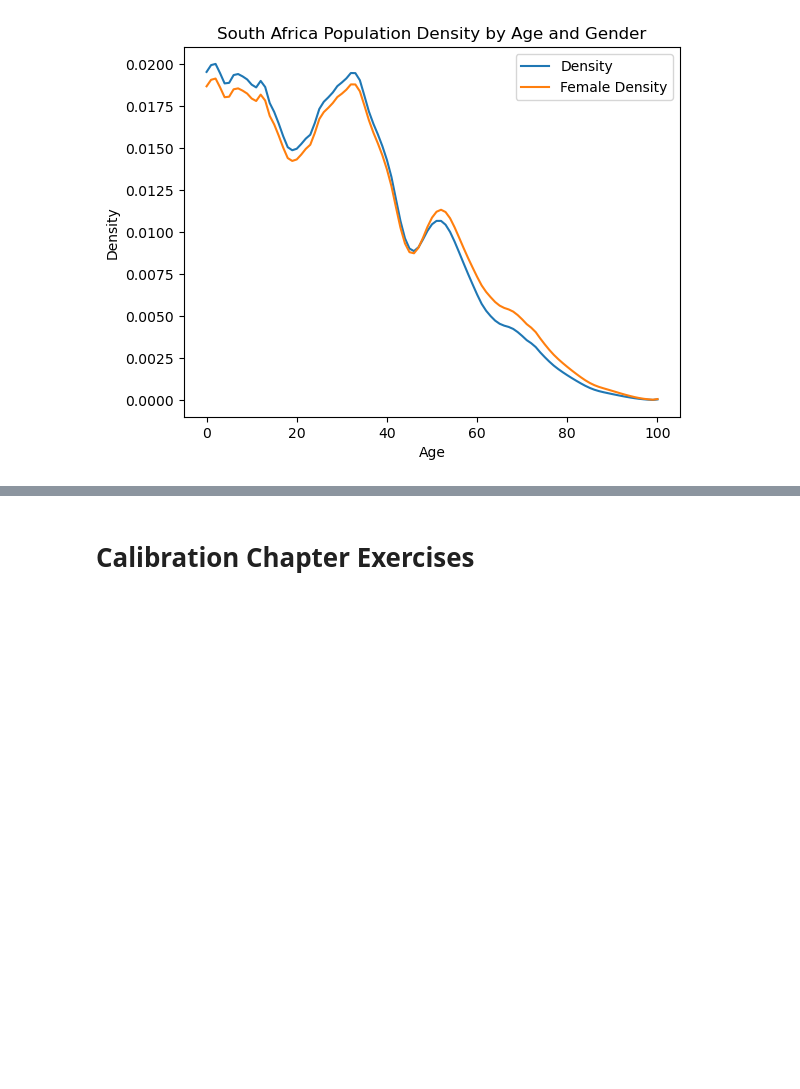
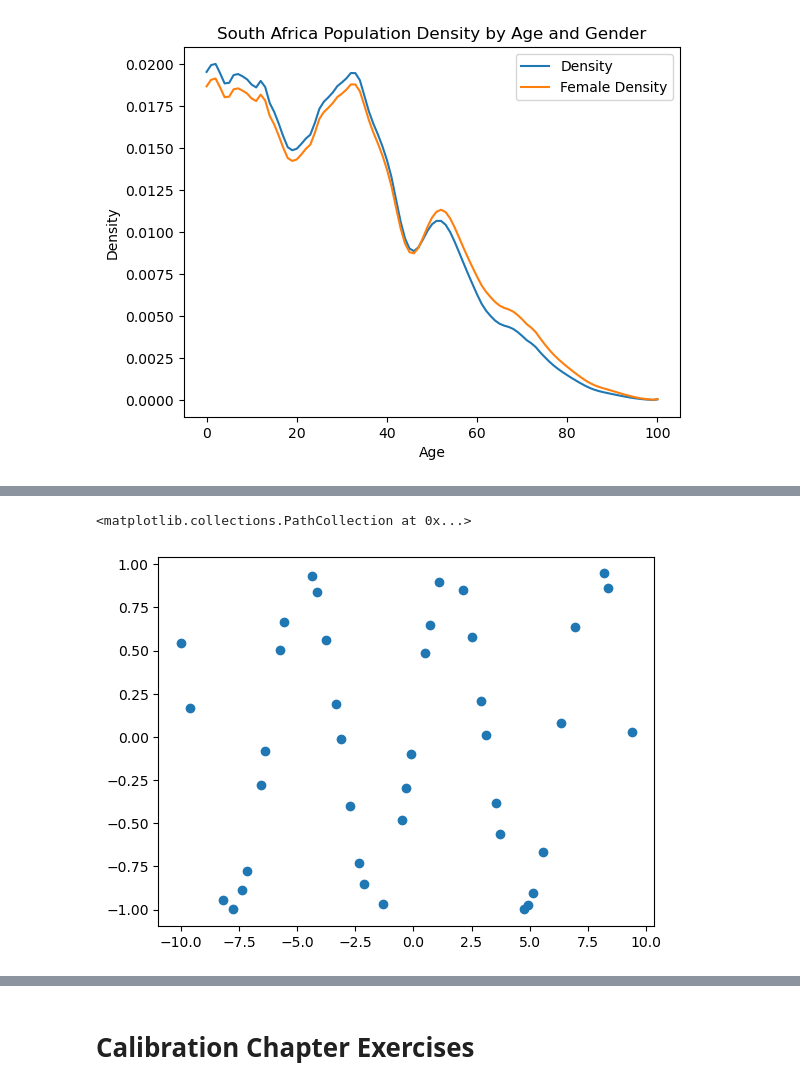
Before and after one commit to jdebacker/UN-OG-Training, a Jupyter notebook: code/Textbook_Exercise_Solutions.ipynb, the cells around one changed output, grey strips where cells are left out. Cells and saved outputs as stored; diff of their text form; code cells hidden in the pictures; blank space fills up the shorter version.

```diff
--- a/code/Textbook_Exercise_Solutions.ipynb
+++ b/code/Textbook_Exercise_Solutions.ipynb
@@ -471,0 +514,8 @@ zaf_pop.to_csv("zaf_pop.csv", index=False)
+# %%
+random_index = np.random.choice(np.arange(100), size=40, replace=False)
+x = x_full[random_index]
+y = y_full[random_index]
+plt.scatter(x, y)
+# %% [output]
+<matplotlib.collections.PathCollection at 0x...>
+[figure, added]
```
Also changed, not shown: parts of 8 cells of this notebook.
